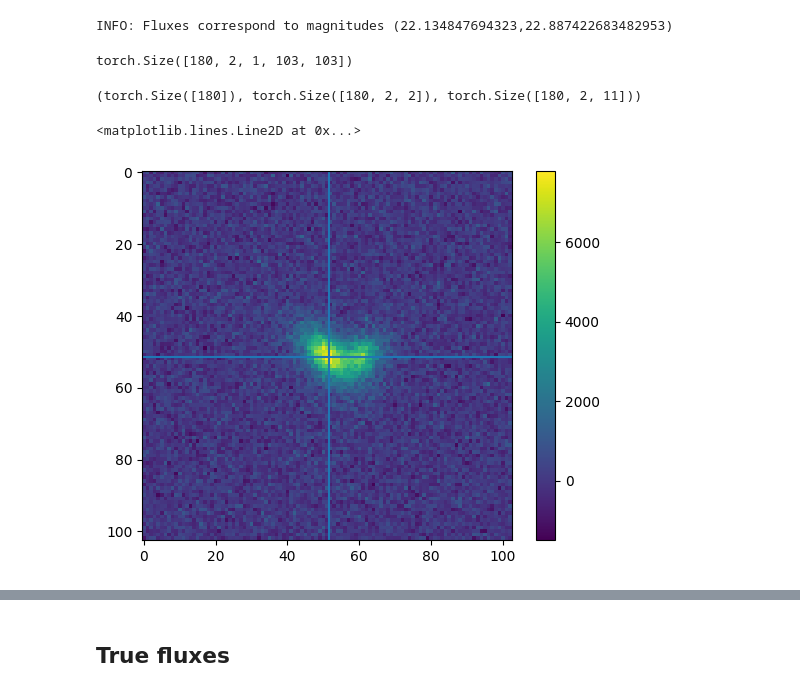
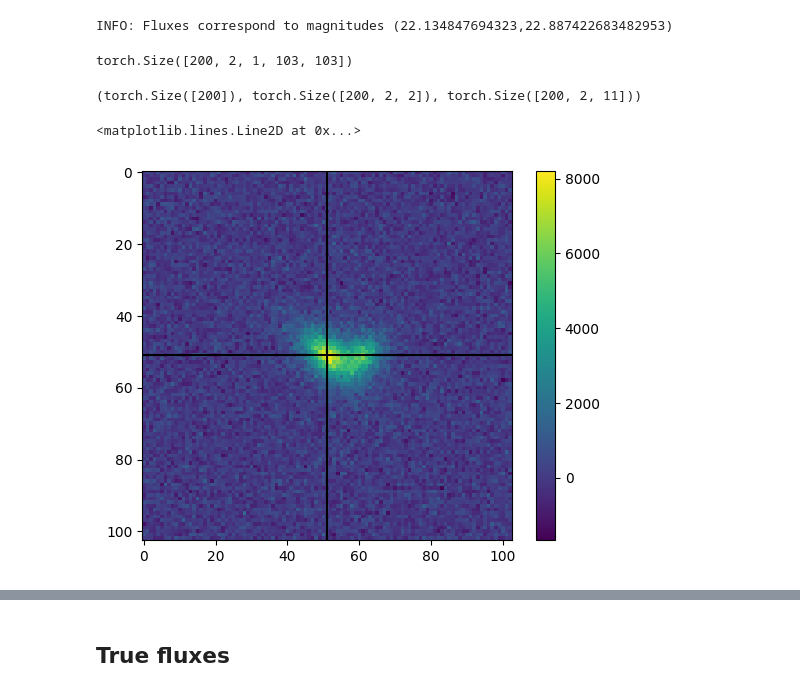
Before and after one commit to ismael-mendoza/bliss, a Jupyter notebook: experiment/notebooks/explore/new-results-toy2.ipynb, the cells around one changed output, grey strips where cells are left out. Saved outputs shown, nothing was run; the diff lists cells and outputs as text; code cells hidden in the pictures.

```diff
--- a/experiment/notebooks/explore/new-results-toy2.ipynb
+++ b/experiment/notebooks/explore/new-results-toy2.ipynb
@@ -60,7 +60,7 @@ assert slen / tile_slen % 2 == 1, "Need odd number of tiles to center galaxy."
 
 # now separations between galaxies to be considered (in pixels)
 # for efficiency, we set the batch_size equal to the number of separations
-seps = torch.arange(0, 18, 0.1)
+seps = torch.arange(0, 20, 0.1)
 batch_size = len(seps)
 
 # first centered galaxy, then moving one.
@@ -126,7 +126,7 @@ for ii in range(batch_size):
 uncentered_true_sources = torch.stack(uncentered_true_sources, axis=0)
 uncentered_true_sources.shape
 # %% [output]
-torch.Size([180, 2, 1, 103, 103])
+torch.Size([200, 2, 1, 103, 103])
 # %%
 #full true catalog
 d = {
@@ -141,12 +141,13 @@ d = {
 truth = FullCatalog(slen, slen, d)
 truth.n_sources.shape, truth.plocs.shape, truth['galaxy_params'].shape
 # %% [output]
-(torch.Size([180]), torch.Size([180, 2, 2]), torch.Size([180, 2, 11]))
+(torch.Size([200]), torch.Size([200, 2, 2]), torch.Size([200, 2, 11]))
 # %%
 plt.imshow(images[100, 0])
 plt.colorbar()
-plt.axvline(103/2)
-plt.axhline(103/2)
+# plt.axvline(40)
+plt.axhline(103//2, c='k')
+plt.axvline(103//2, c='k')
 # %% [output]
 <matplotlib.lines.Line2D at 0x...>
-[figure, old version]
+[figure, new version]
```
Also changed, not shown: parts of 5 cells of this notebook, 2 other files.
